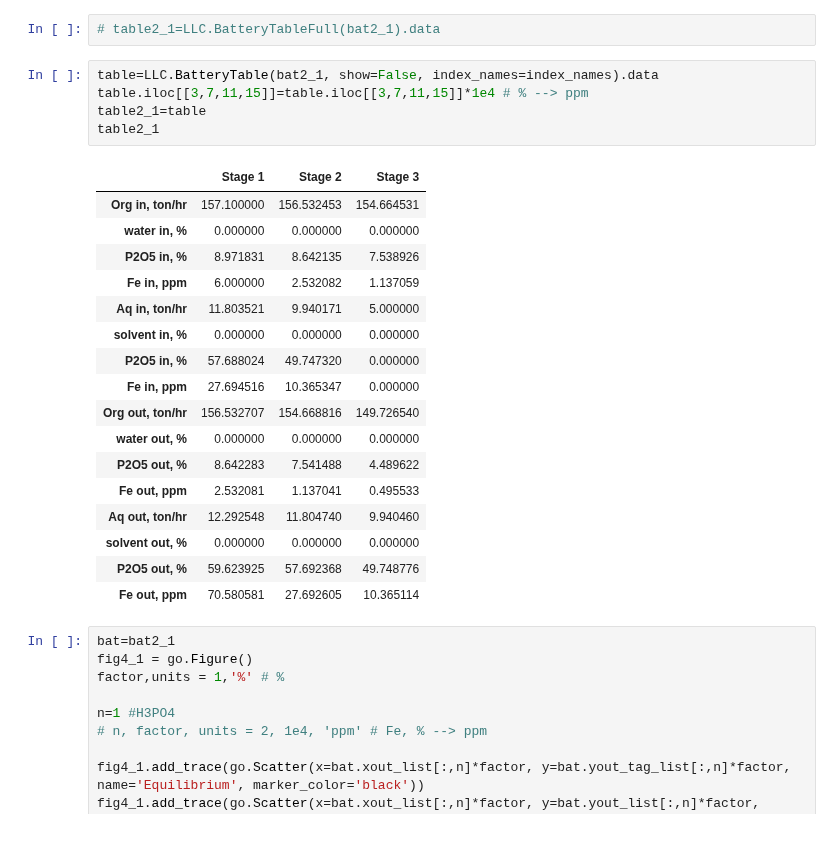
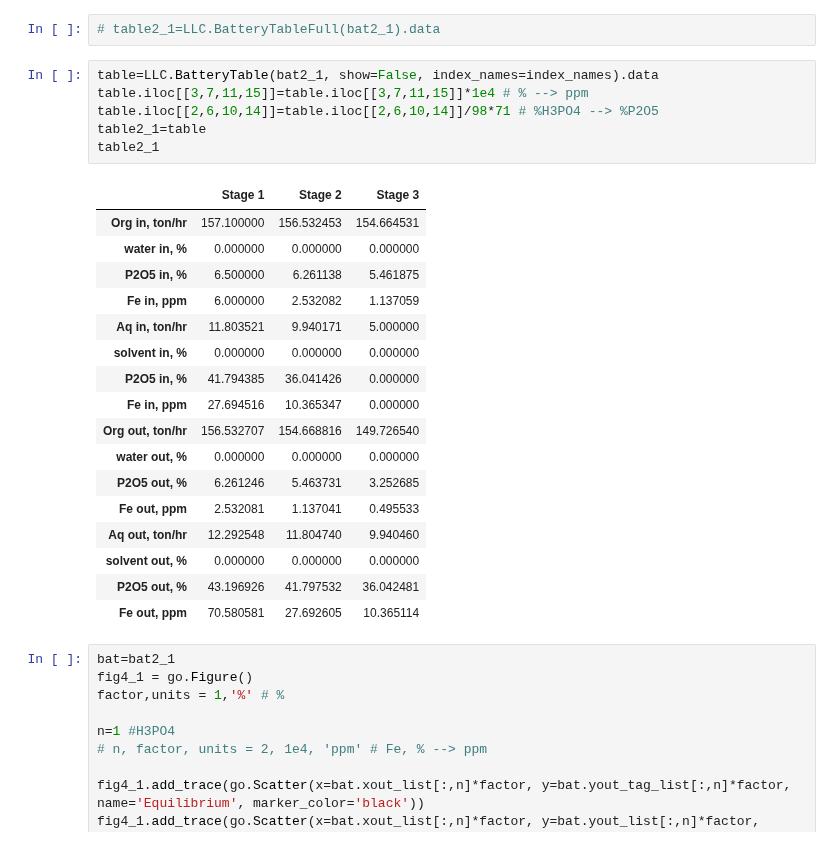
Before and after one commit to vladgap/LLC, a Jupyter notebook: YPH_LLC_simulation_7.ipynb, the cells around one changed output. Cells and saved outputs as stored; diff of their text form.

```diff
--- a/YPH_LLC_simulation_7.ipynb
+++ b/YPH_LLC_simulation_7.ipynb
@@ -554,25 +554,26 @@ bat2_1.runs
 # %%
 table=LLC.BatteryTable(bat2_1, show=False, index_names=index_names).data
 table.iloc[[3,7,11,15]]=table.iloc[[3,7,11,15]]*1e4 # % --> ppm
+table.iloc[[2,6,10,14]]=table.iloc[[2,6,10,14]]/98*71 # %H3PO4 --> %P2O5
 table2_1=table
 table2_1
 # %% [output]
 |  | Stage 1 | Stage 2 | Stage 3 |
 | Org in, ton/hr | 157.100000 | 156.532453 | 154.664531 |
 | water in, % | 0.000000 | 0.000000 | 0.000000 |
-| P2O5 in, % | 8.971831 | 8.642135 | 7.538926 |
+| P2O5 in, % | 6.500000 | 6.261138 | 5.461875 |
 | Fe in, ppm | 6.000000 | 2.532082 | 1.137059 |
 | Aq in, ton/hr | 11.803521 | 9.940171 | 5.000000 |
 | solvent in, % | 0.000000 | 0.000000 | 0.000000 |
-| P2O5 in, % | 57.688024 | 49.747320 | 0.000000 |
+| P2O5 in, % | 41.794385 | 36.041426 | 0.000000 |
 | Fe in, ppm | 27.694516 | 10.365347 | 0.000000 |
 | Org out, ton/hr | 156.532707 | 154.668816 | 149.726540 |
 | water out, % | 0.000000 | 0.000000 | 0.000000 |
-| P2O5 out, % | 8.642283 | 7.541488 | 4.489622 |
+| P2O5 out, % | 6.261246 | 5.463731 | 3.252685 |
 | Fe out, ppm | 2.532081 | 1.137041 | 0.495533 |
 | Aq out, ton/hr | 12.292548 | 11.804740 | 9.940460 |
 | solvent out, % | 0.000000 | 0.000000 | 0.000000 |
-| P2O5 out, % | 59.623925 | 57.692368 | 49.748776 |
+| P2O5 out, % | 43.196926 | 41.797532 | 36.042481 |
 | Fe out, ppm | 70.580581 | 27.692605 | 10.365114 |
 # %%
 bat=bat2_1
```
Also changed, not shown: parts of 9 cells of this notebook.
